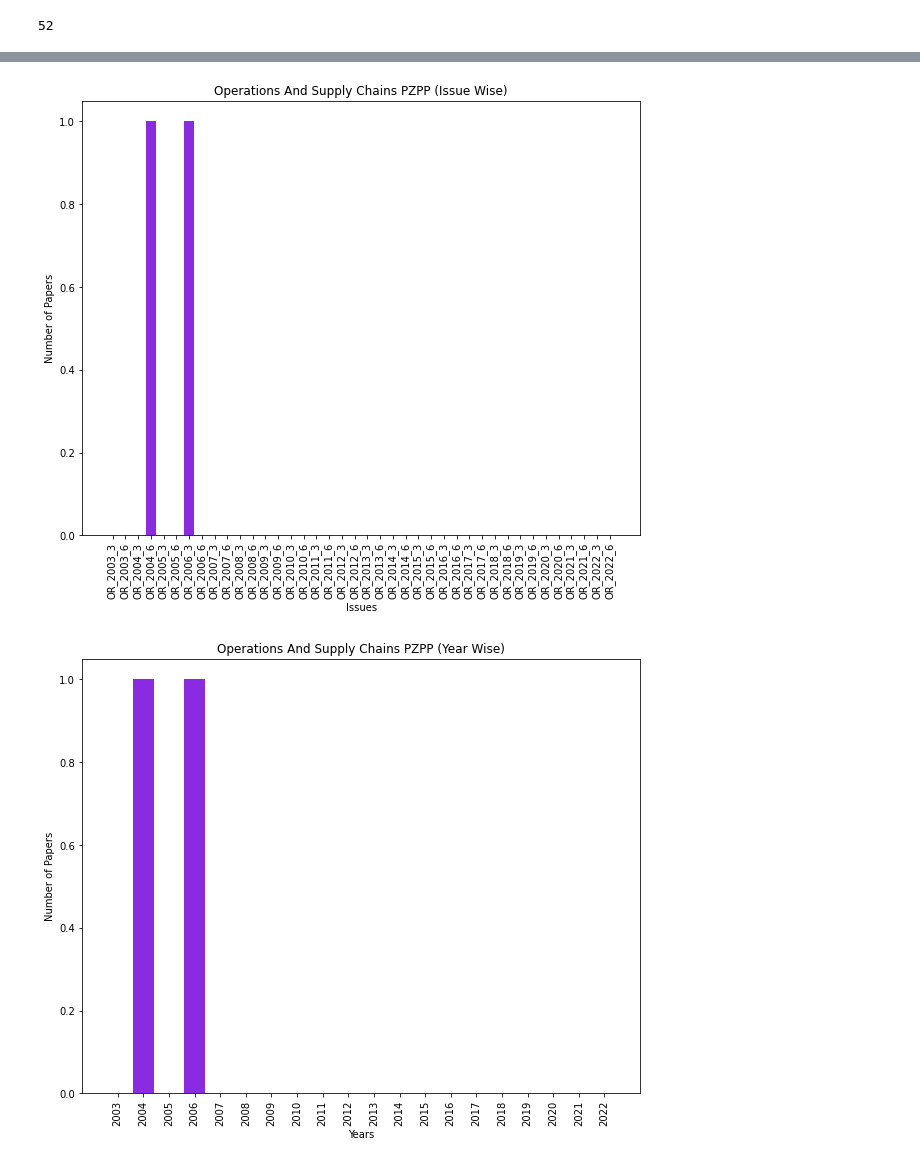
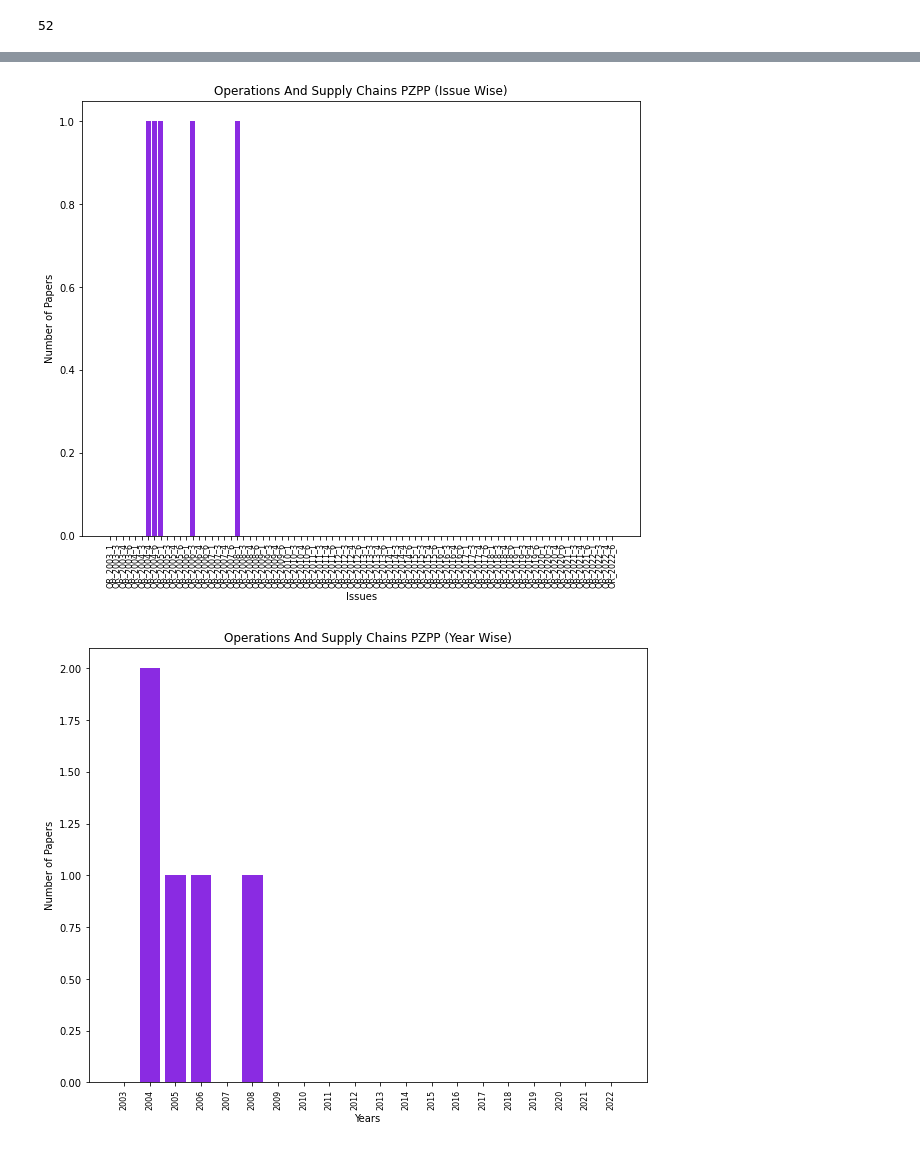
Before and after one commit to aaryaniitd/Journals_Statistical_Analysis, a Jupyter notebook: OR Analysis.ipynb, the cells around one changed output, grey strips where cells are left out. Saved outputs shown, nothing was run; the diff lists cells and outputs as text; code cells hidden in the pictures.

```diff
--- a/OR Analysis.ipynb
+++ b/OR Analysis.ipynb
@@ -264,5 +267,5 @@ optimization_pzpp_issue, optimization_pzpp_year = utilities.department_pzpp('Opt
 # %%
-operations_and_supply_chains_pzpp_issue, operations_and_supply_chains_pzpp_year = utilities.department_pzpp('Operations and Supply Chains', ['operations and supply chain','manufacturing, service, and supply chain operations' , 'operations and supply chains','operations management'], address_list)
+operations_and_supply_chains_pzpp_issue, operations_and_supply_chains_pzpp_year = utilities.department_pzpp('Operations and Supply Chains', ['manufacturing, service, and supply chain operations' , 'operations and supply chains','manufacturing, services, and supply chain operations','operations management','manufacturing, service, and supply chain operations.', 'manufacturing, service, and supply-chain operations'], address_list)
 # %% [output]
-[figure, old version]
+[figure, new version]
-[figure, old version]
+[figure, new version]
```
Also changed, not shown: parts of 21 cells of this notebook, 1 other file.
